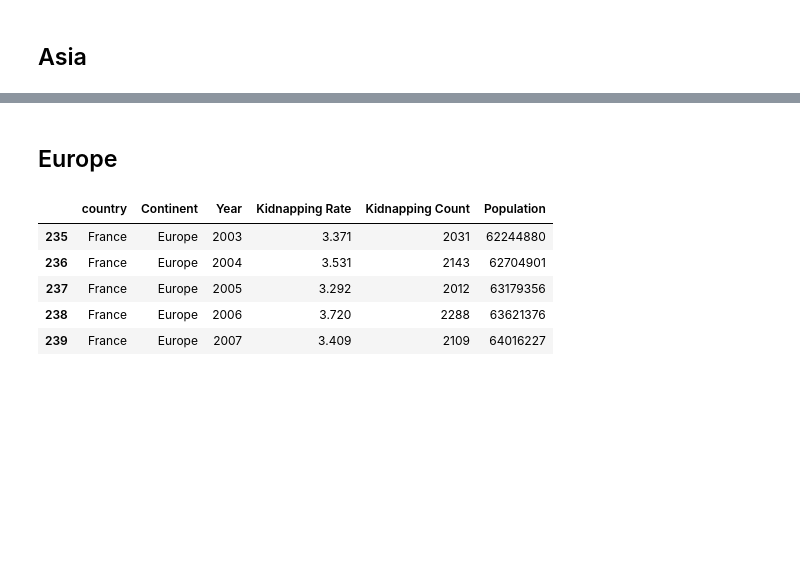
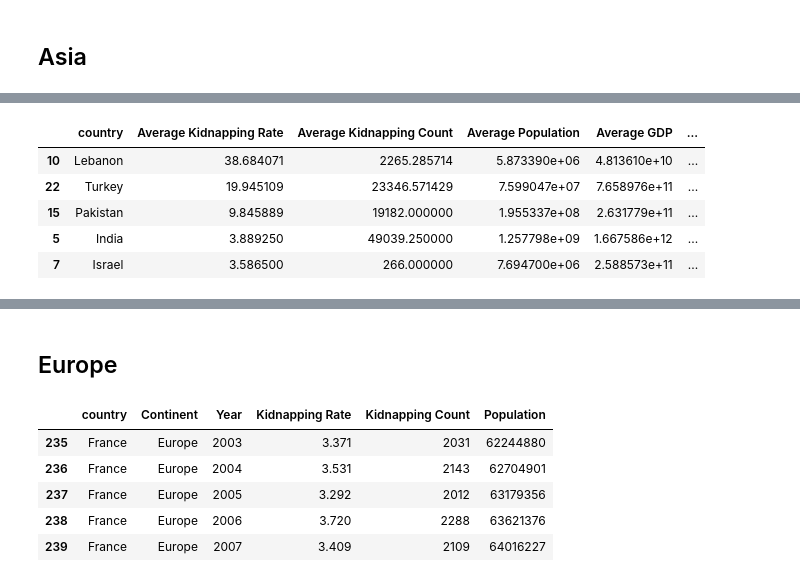
Before and after one commit to Behordeun/global-kidnap, a Jupyter notebook: Geospatial Analysis of Global Kidnap Cases.ipynb, the cells around one changed output, grey strips where cells are left out. Saved outputs shown, nothing was run; the diff lists cells and outputs as text; code cells hidden in the pictures; blank space fills up the shorter version.

```diff
--- a/Geospatial Analysis of Global Kidnap Cases.ipynb
+++ b/Geospatial Analysis of Global Kidnap Cases.ipynb
@@ -560,0 +624,9 @@ dtype: int64
+# %%
+df_asia.nlargest(5, 'Average Kidnapping Rate')
+# %% [output]
+|  | country | Average Kidnapping Rate | Average Kidnapping Count | Average Population | Average GDP | ... |
+| 10 | Lebanon | 38.684071 | 2265.285714 | 5.873390e+06 | 4.813610e+10 | ... |
+| 22 | Turkey | 19.945109 | 23346.571429 | 7.599047e+07 | 7.658976e+11 | ... |
+| 15 | Pakistan | 9.845889 | 19182.000000 | 1.955337e+08 | 2.631779e+11 | ... |
+| 5 | India | 3.889250 | 49039.250000 | 1.257798e+09 | 1.667586e+12 | ... |
+| 7 | Israel | 3.586500 | 266.000000 | 7.694700e+06 | 2.588573e+11 | ... |
```
Also changed, not shown: parts of 9 cells of this notebook.
